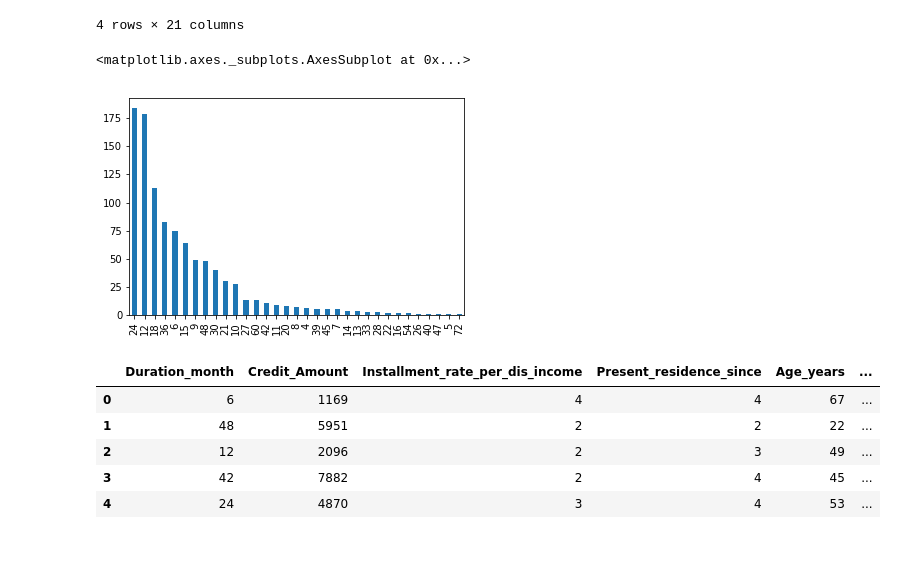
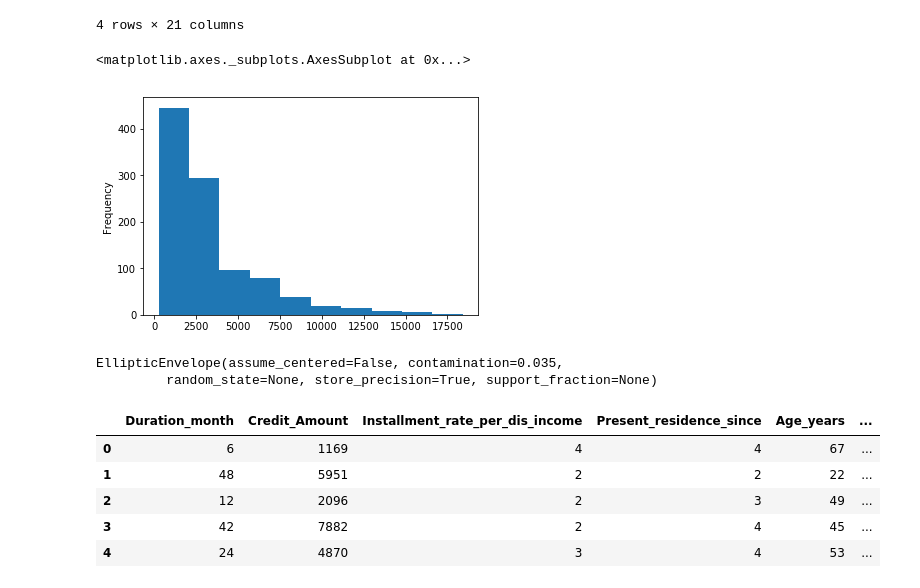
Before and after one commit to ScottMCasey/DataScience12032330SSA, a Jupyter notebook: SummerStudioA.ipynb, the cells around one changed output. Saved outputs shown, nothing was run; the diff lists cells and outputs as text; code cells hidden in the pictures; blank space fills up the shorter version.

```diff
--- a/SummerStudioA.ipynb
+++ b/SummerStudioA.ipynb
@@ -204,12 +208,22 @@ data.agg([pd.np.min, pd.np.max, pd.np.mean, pd.np.median])
 | mean | NaN | 20.903 | NaN | NaN | 3271.258 | NaN | ... |
 | median | NaN | 18.000 | NaN | NaN | 2319.500 | NaN | ... |
 4 rows × 21 columns
-# %%
-#not working yet work on
-data.Duration_month.value_counts().plot(kind='bar')
-# %% [output]
-<matplotlib.axes._subplots.AxesSubplot at 0x...>
-[figure, removed]
+# %%
+#not working yet work on
+data['Credit_Amount'].plot(kind='hist')
+
+#Gamma distrobution??? investigate methods to remove outliers of gammma distro. Side note mathamatically it might make sence to remove these outliers but does it logically make sence to remove them?
+# %% [output]
+<matplotlib.axes._subplots.AxesSubplot at 0x...>
+[figure, added]
+# %%
+#ignore for now
+outlier_frac = 0.035
+dataell = EllipticEnvelope(contamination=outlier_frac)
+dataell.fit(data_encoded)
+# %% [output]
+EllipticEnvelope(assume_centered=False, contamination=0.035,
+         random_state=None, store_precision=True, support_fraction=None)
 # %%
 #As above the dataset is imbalanced in a ratio of 70-30 positive to negative to correct this imbalance oversampling will be done
 #Before oversampling can occur the data set will be split into the Training-Test-Validation set
```
Also changed, not shown: parts of 11 cells of this notebook, 2 other files.
